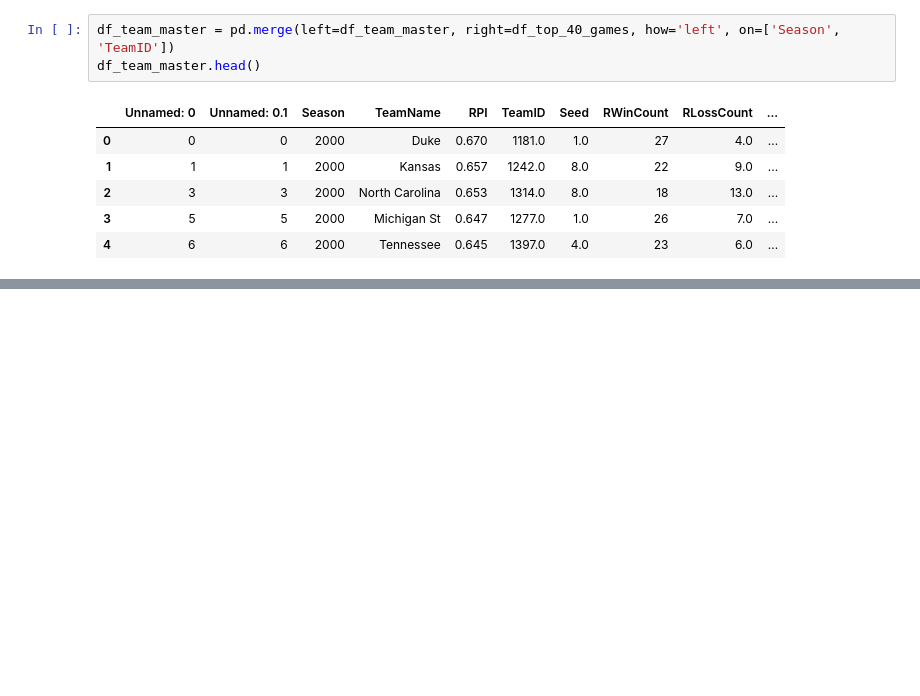
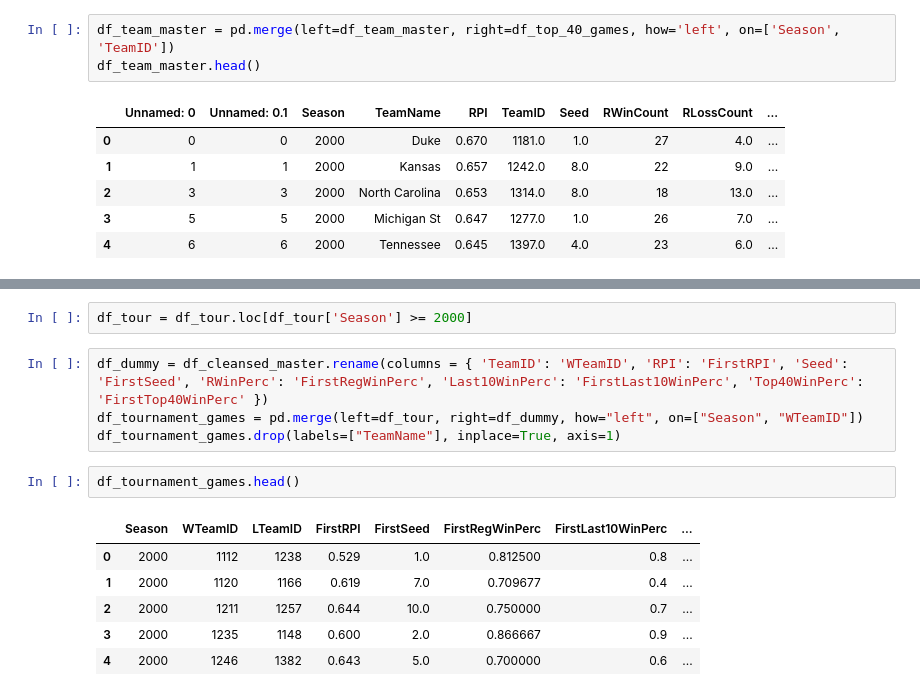
Before and after one commit to kgnadinger/ncaa_tournament_ml_model, a Jupyter notebook: tournament_model.ipynb, the cells around one changed output, grey strips where cells are left out. Cells and saved outputs as stored; diff of their text form; blank space fills up the shorter version.

```diff
--- a/tournament_model.ipynb
+++ b/tournament_model.ipynb
@@ -291,0 +312,15 @@ df_team_master.head()
+# %%
+df_tour = df_tour.loc[df_tour['Season'] >= 2000]
+# %%
+df_dummy = df_cleansed_master.rename(columns = { 'TeamID': 'WTeamID', 'RPI': 'FirstRPI', 'Seed': 'FirstSeed', 'RWinPerc': 'FirstRegWinPerc', 'Last10WinPerc': 'FirstLast10WinPerc', 'Top40WinPerc': 'FirstTop40WinPerc' })
+df_tournament_games = pd.merge(left=df_tour, right=df_dummy, how="left", on=["Season", "WTeamID"])
+df_tournament_games.drop(labels=["TeamName"], inplace=True, axis=1)
+# %%
+df_tournament_games.head()
+# %% [output]
+|  | Season | WTeamID | LTeamID | FirstRPI | FirstSeed | FirstRegWinPerc | FirstLast10WinPerc | ... |
+| 0 | 2000 | 1112 | 1238 | 0.529 | 1.0 | 0.812500 | 0.8 | ... |
+| 1 | 2000 | 1120 | 1166 | 0.619 | 7.0 | 0.709677 | 0.4 | ... |
+| 2 | 2000 | 1211 | 1257 | 0.644 | 10.0 | 0.750000 | 0.7 | ... |
+| 3 | 2000 | 1235 | 1148 | 0.600 | 2.0 | 0.866667 | 0.9 | ... |
+| 4 | 2000 | 1246 | 1382 | 0.643 | 5.0 | 0.700000 | 0.6 | ... |
```
Also changed, not shown: parts of 16 cells of this notebook.
